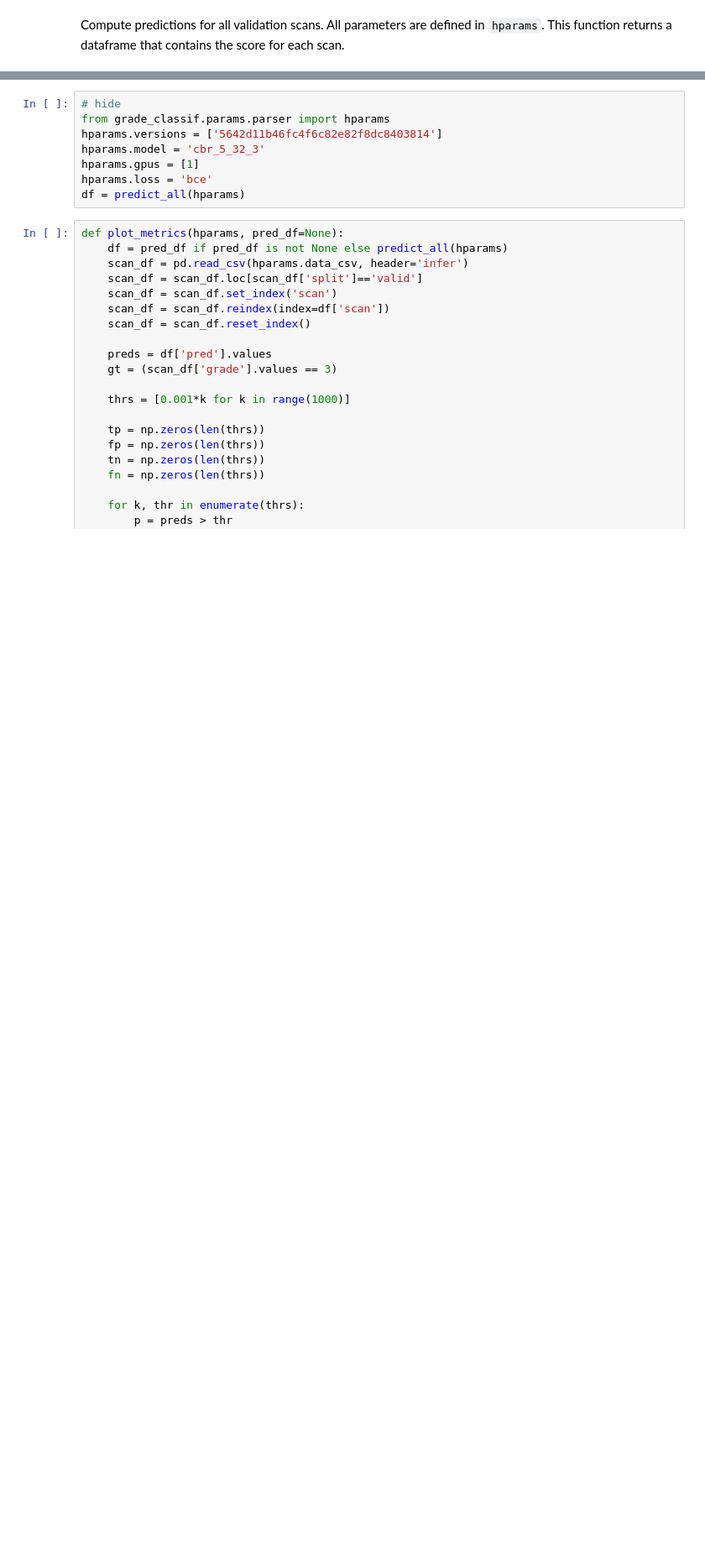
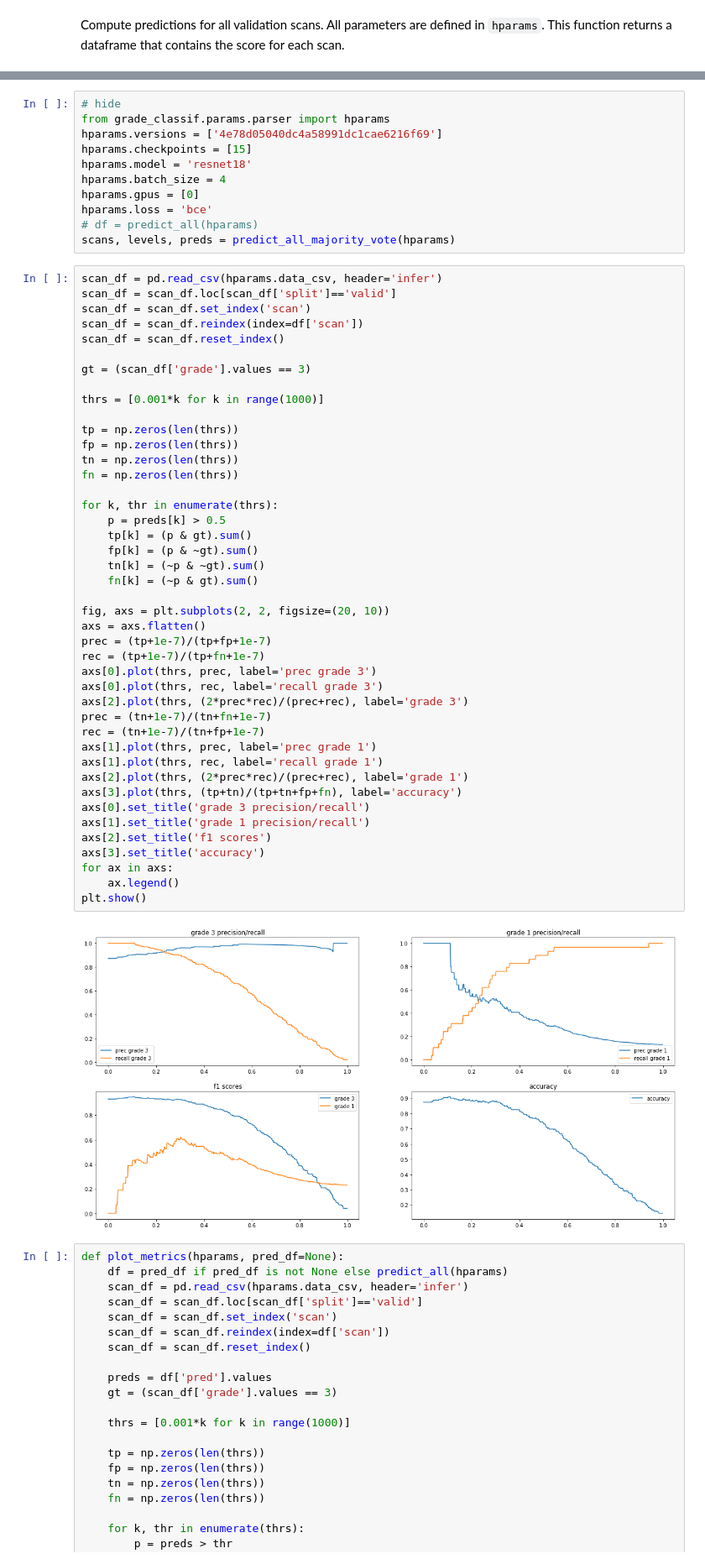
Before and after one commit to schwobr/grade_classif, a Jupyter notebook: nbs/02_predict.ipynb, the cells around one changed output, grey strips where cells are left out. Shown at 84% size. Drawn from its saved outputs; the diff is of its cells as text; blank space fills up the shorter version.

Commit message:
debugging prediction

```diff
--- a/nbs/02_predict.ipynb
+++ b/nbs/02_predict.ipynb
@@ -72,11 +102,59 @@ Compute predictions for all validation scans. All parameters are defined in `hpa
 # %%
 # hide
 from grade_classif.params.parser import hparams
-hparams.versions = ['5642d11b46fc4f6c82e82f8dc8403814']
-hparams.model = 'cbr_5_32_3'
-hparams.gpus = [1]
+hparams.versions = ['4e78d05040dc4a58991dc1cae6216f69']
+hparams.checkpoints = [15]
+hparams.model = 'resnet18'
+hparams.batch_size = 4
+hparams.gpus = [0]
 hparams.loss = 'bce'
-df = predict_all(hparams)
+# df = predict_all(hparams)
+scans, levels, preds = predict_all_majority_vote(hparams)
+# %%
+scan_df = pd.read_csv(hparams.data_csv, header='infer')
+scan_df = scan_df.loc[scan_df['split']=='valid']
+scan_df = scan_df.set_index('scan')
+scan_df = scan_df.reindex(index=df['scan'])
+scan_df = scan_df.reset_index()
+
+gt = (scan_df['grade'].values == 3)
+
+thrs = [0.001*k for k in range(1000)]
+
+tp = np.zeros(len(thrs))
+fp = np.zeros(len(thrs))
+tn = np.zeros(len(thrs))
+fn = np.zeros(len(thrs))
+
+for k, thr in enumerate(thrs):
+    p = preds[k] > 0.5
+    tp[k] = (p & gt).sum()
+    fp[k] = (p & ~gt).sum()
+    tn[k] = (~p & ~gt).sum()
+    fn[k] = (~p & gt).sum()
+
+fig, axs = plt.subplots(2, 2, figsize=(20, 10))
+axs = axs.flatten()
+prec = (tp+1e-7)/(tp+fp+1e-7)
+rec = (tp+1e-7)/(tp+fn+1e-7)
+axs[0].plot(thrs, prec, label='prec grade 3')
+axs[0].plot(thrs, rec, label='recall grade 3')
+axs[2].plot(thrs, (2*prec*rec)/(prec+rec), label='grade 3')
+prec = (tn+1e-7)/(tn+fn+1e-7)
+rec = (tn+1e-7)/(tn+fp+1e-7)
+axs[1].plot(thrs, prec, label='prec grade 1')
+axs[1].plot(thrs, rec, label='recall grade 1')
+axs[2].plot(thrs, (2*prec*rec)/(prec+rec), label='grade 1')
+axs[3].plot(thrs, (tp+tn)/(tp+tn+fp+fn), label='accuracy')
+axs[0].set_title('grade 3 precision/recall')
+axs[1].set_title('grade 1 precision/recall')
+axs[2].set_title('f1 scores')
+axs[3].set_title('accuracy')
+for ax in axs:
+    ax.legend()
+plt.show()
+# %% [output]
+[figure, added]
 # %%
 def plot_metrics(hparams, pred_df=None):
     df = pred_df if pred_df is not None else predict_all(hparams)
```
Also changed, not shown: parts of 3 cells of this notebook, 13 other files.
